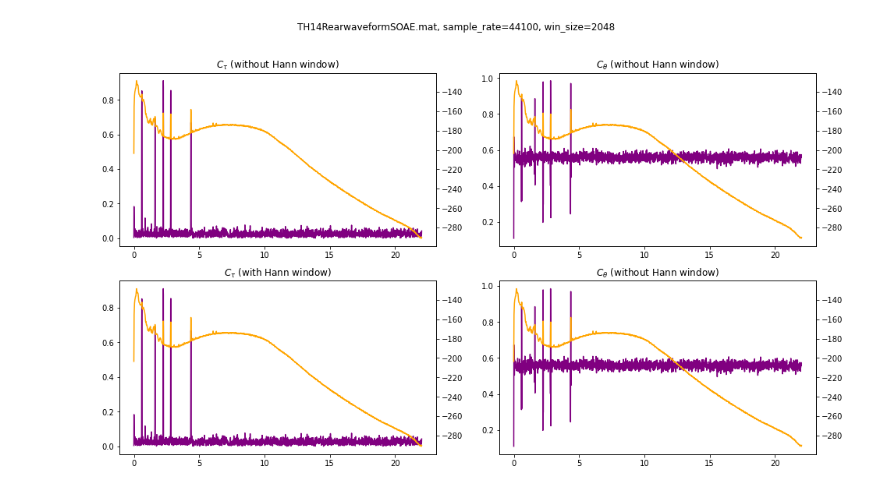
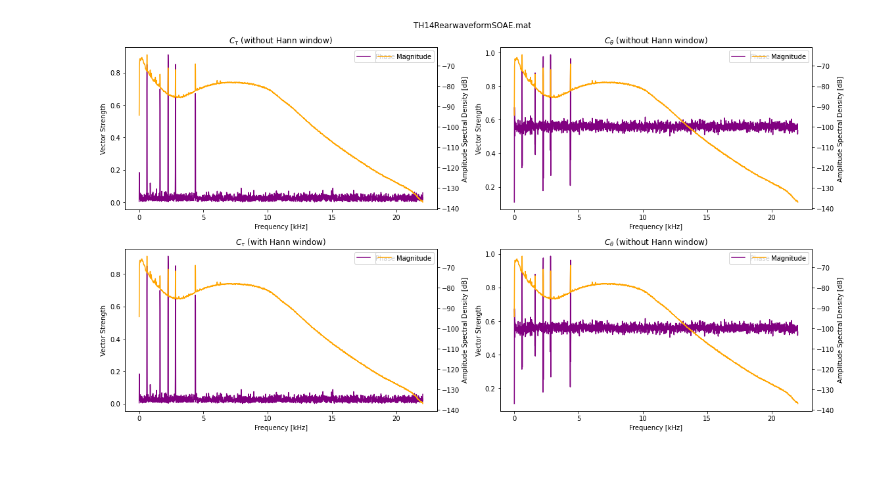
Before and after one commit to seththepeacock/vodscillators, a Jupyter notebook: deniz_SI_figs.ipynb, the cells around one changed output. Saved outputs shown, nothing was run; the diff lists cells and outputs as text; code cells hidden in the pictures; blank space fills up the shorter version.

```diff
--- a/deniz_SI_figs.ipynb
+++ b/deniz_SI_figs.ipynb
@@ -45,7 +45,7 @@ t_shift = t_win  #set this to half the window size #it used to be 0.1
 khz=True
 db = True
 # %%
-def get_pc_psd(wf, ax):
+def temp_plot(wf, ax):
     # get wfft so we don't have to do it twice below
     d = get_wfft(wf=wf, sr=sr, t_win=t_win, t_shift=t_shift, hann=hann)
     wfft = d["wfft"]
@@ -54,9 +54,9 @@ def get_pc_psd(wf, ax):
 
 
     # get (averaged over windows) PSD
-    p = get_psd(wf=wf, sr=sr, t_win=t_win, wfft=wfft, freq_ax=freq_ax, return_all=True)
-    psd = p["psd"]
-    psd_freq_ax = p["freq_ax"]
+    m = get_mags(wf=wf, sr=sr, t_win=t_win, wfft=wfft, freq_ax=freq_ax, return_all=True)
+    mags = m["mags"]
+    mags_freq_ax = m["freq_ax"]
     # get coherence
     c = get_coherence(wf=wf, sr=sr, t_win=t_win, wfft=wfft, ref_type=ref_type, freq_ax=freq_ax, bin_shift=1, return_all=True)
     coherence = c["coherence"]
@@ -64,16 +64,25 @@ def get_pc_psd(wf, ax):
 
 
     if khz:
-        psd_freq_ax = psd_freq_ax / 1000
+        mags_freq_ax = mags_freq_ax / 1000
         coherence_freq_ax = coherence_freq_ax / 1000
 
 
     if db:
-        psd = 20*np.log10(psd)
+        mags = 20*np.log10(mags)
 
-    ax.plot(coherence_freq_ax, coherence, color='purple')
+
+    ax.plot(coherence_freq_ax, coherence, color='purple', label="Phase coherence")
+    ax.set_ylabel("Vector Strength")
+    ax.set_xlabel("Frequency [kHz]")
+    ax.legend(loc="upper right")
+
     ax2 = ax.twinx()
-    ax2.plot(psd_freq_ax, psd, color="orange")
+    ax2.plot(mags_freq_ax, mags, color="orange", label="Magnitude")
+    ax2.set_ylabel("Amplitude Spectral Density [dB]")
+    ax2.set_xlabel("Frequency [kHz]")
+    ax2.legend(loc="lower right")
+
 
 
     # plot + set labels
@@ -95,42 +104,41 @@ axes = fig.axes
 #})
 
 
-fig.suptitle(str((filename) + ", sample_rate=" + str(sr) + ", win_size=" + str(win_size)))
+fig.suptitle(str((filename)))
 
 
 
 
 ref_type = "next_win"
-get_pc_psd(wf, axes[0])
+temp_plot(wf, axes[0])
 axes[0].set_title(r"$C_{\tau}$ (without Hann window)")
 
 
 ref_type="next_freq"
-get_pc_psd(wf, axes[1])
+temp_plot(wf, axes[1])
 axes[1].set_title(r"$C_{\theta}$ (without Hann window)")
 
 
 ref_type = "next_win"
-get_pc_psd(wf, axes[2])
+temp_plot(wf, axes[2])
 axes[2].set_title(r"$C_{\tau}$ (with Hann window)")
 
 
 ref_type="next_freq"
-get_pc_psd(wf, axes[3])
+temp_plot(wf, axes[3])
 axes[3].set_title(r"$C_{\theta}$ (without Hann window)")
+
 
 dpi=300
 reso=[16, 9]
 bbox="tight"
 plt.gcf().set_size_inches(reso) # set figure's size manually to your full screen (32x18)
 plt.tight_layout()
 
 
-save_name = str("Hann comparison " + (filename) + ".png")
-plt.savefig(save_name, dpi=dpi, bbox_inches=bbox, format="png")
+
+save_name = str("Hann comparison " + str(filename) + ".png")
+plt.savefig(save_name, dpi=dpi, bbox_inches=bbox)
 plt.show()
-
-
-#print(save_name)
 # %% [output]
-[figure, old version]
+[figure, new version]
```
Also changed, not shown: 6 other files.
